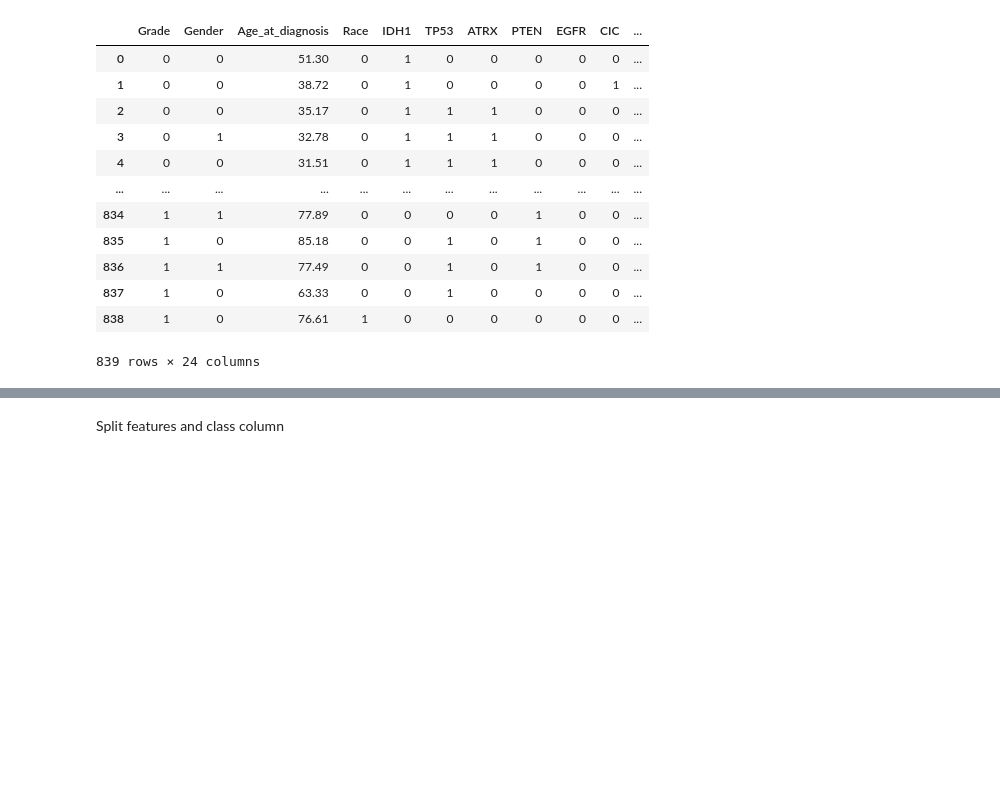
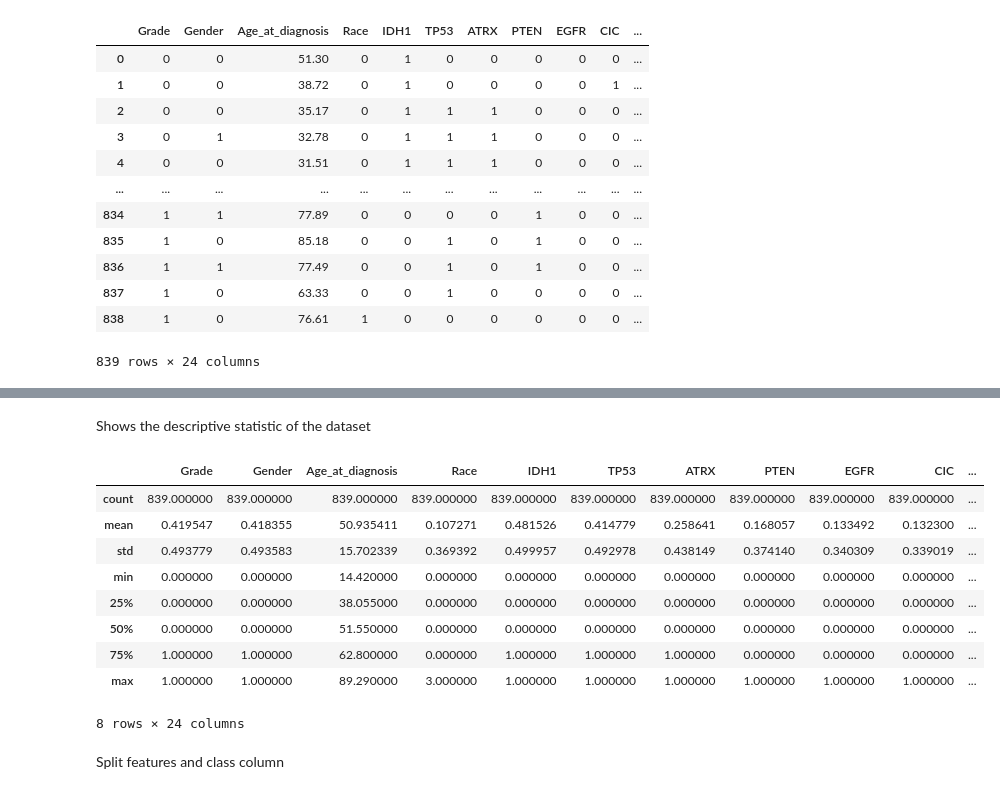
Before and after one commit to trizkynoviandy/glioma-grading, a Jupyter notebook: glioma_grading.ipynb, the cells around one changed output, grey strips where cells are left out. Cells and saved outputs as stored; diff of their text form; code cells hidden in the pictures; blank space fills up the shorter version.

```diff
--- a/glioma_grading.ipynb
+++ b/glioma_grading.ipynb
@@ -38,3 +58,18 @@ df
+# %% [markdown]
+Shows the descriptive statistic of the dataset
+# %%
+df.describe()
+# %% [output]
+|  | Grade | Gender | Age_at_diagnosis | Race | IDH1 | TP53 | ATRX | PTEN | EGFR | CIC | ... |
+| count | 839.000000 | 839.000000 | 839.000000 | 839.000000 | 839.000000 | 839.000000 | 839.000000 | 839.000000 | 839.000000 | 839.000000 | ... |
+| mean | 0.419547 | 0.418355 | 50.935411 | 0.107271 | 0.481526 | 0.414779 | 0.258641 | 0.168057 | 0.133492 | 0.132300 | ... |
+| std | 0.493779 | 0.493583 | 15.702339 | 0.369392 | 0.499957 | 0.492978 | 0.438149 | 0.374140 | 0.340309 | 0.339019 | ... |
+| min | 0.000000 | 0.000000 | 14.420000 | 0.000000 | 0.000000 | 0.000000 | 0.000000 | 0.000000 | 0.000000 | 0.000000 | ... |
+| 25% | 0.000000 | 0.000000 | 38.055000 | 0.000000 | 0.000000 | 0.000000 | 0.000000 | 0.000000 | 0.000000 | 0.000000 | ... |
+| 50% | 0.000000 | 0.000000 | 51.550000 | 0.000000 | 0.000000 | 0.000000 | 0.000000 | 0.000000 | 0.000000 | 0.000000 | ... |
+| 75% | 1.000000 | 1.000000 | 62.800000 | 0.000000 | 1.000000 | 1.000000 | 1.000000 | 0.000000 | 0.000000 | 0.000000 | ... |
+| max | 1.000000 | 1.000000 | 89.290000 | 3.000000 | 1.000000 | 1.000000 | 1.000000 | 1.000000 | 1.000000 | 1.000000 | ... |
+8 rows × 24 columns
 # %% [markdown]
 Split features and class column
 # %%
```
Also changed, not shown: parts of 1 cell of this notebook.
